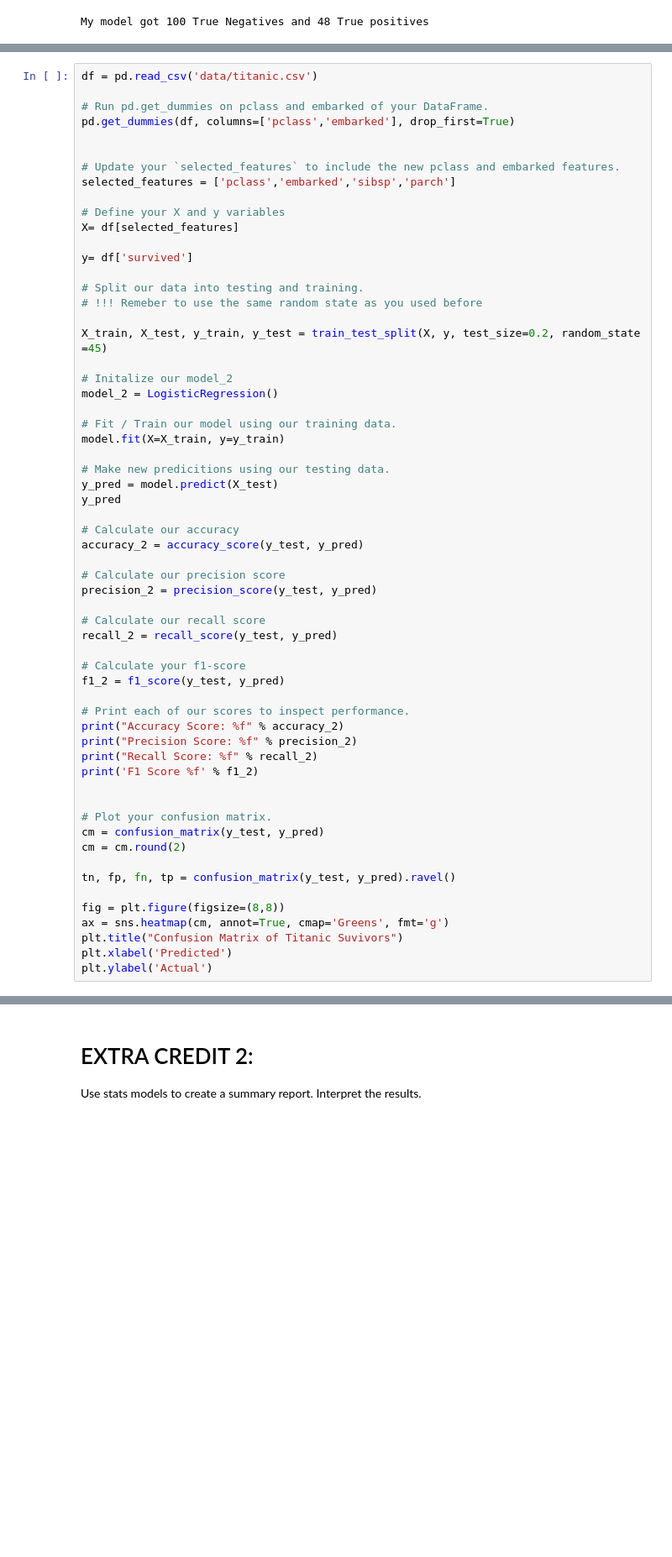
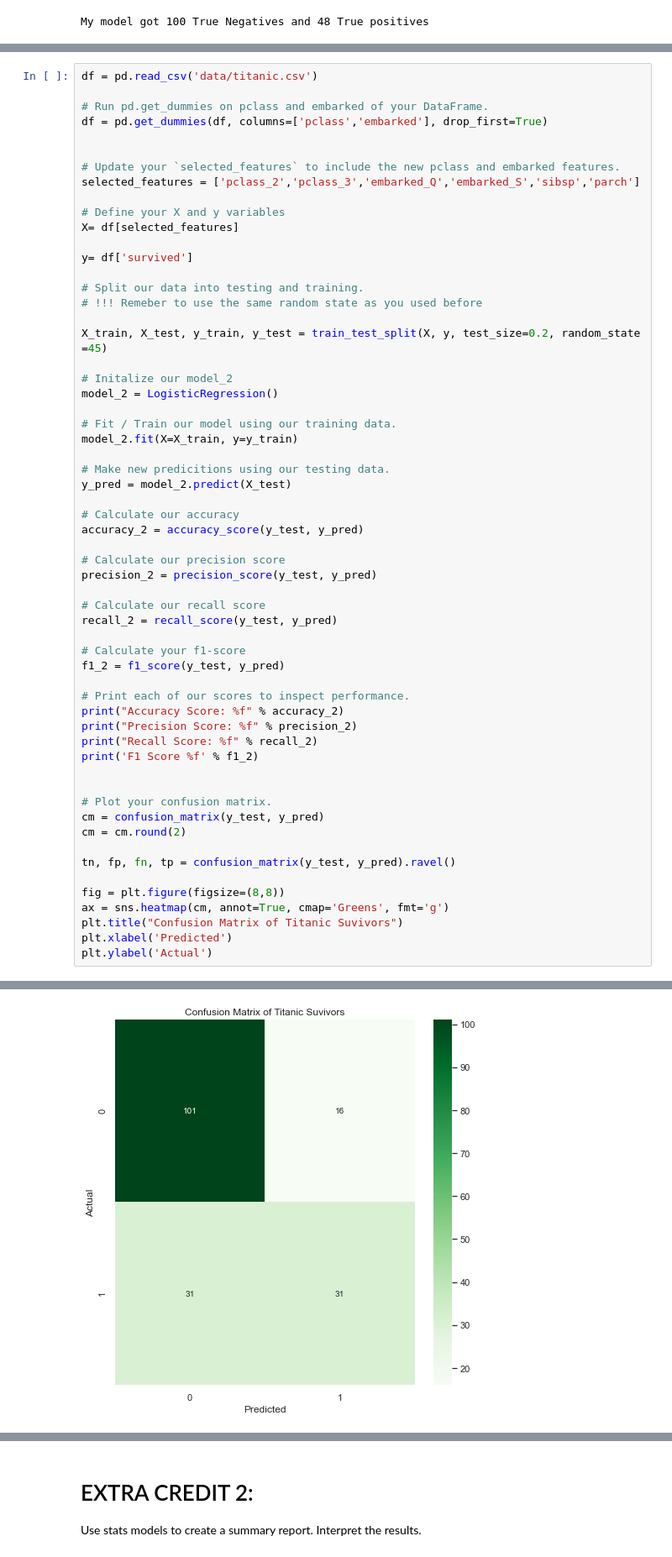
Before and after one commit to Alina1z/My-fork-2023-fall-data-science-fridays, a Jupyter notebook: Week-03-Intro-To-ML/Exercise-AA.ipynb, the cells around one changed output, grey strips where cells are left out. Shown at 84% size. Drawn from its saved outputs; the diff is of its cells as text; blank space fills up the shorter version.

```diff
--- a/Week-03-Intro-To-ML/Exercise-AA.ipynb
+++ b/Week-03-Intro-To-ML/Exercise-AA.ipynb
@@ -244,11 +284,11 @@ Compare the results to your first model. Which model had a better accuracy, reca
 df = pd.read_csv('data/titanic.csv')
 
 # Run pd.get_dummies on pclass and embarked of your DataFrame.
-pd.get_dummies(df, columns=['pclass','embarked'], drop_first=True)
+df = pd.get_dummies(df, columns=['pclass','embarked'], drop_first=True)
 
 
 # Update your `selected_features` to include the new pclass and embarked features.
-selected_features = ['pclass','embarked','sibsp','parch']
+selected_features = ['pclass_2','pclass_3','embarked_Q','embarked_S','sibsp','parch']
 
 # Define your X and y variables
 X= df[selected_features]
@@ -264,11 +304,10 @@ X_train, X_test, y_train, y_test = train_test_split(X, y, test_size=0.2, random_
 model_2 = LogisticRegression()
 
 # Fit / Train our model using our training data.
-model.fit(X=X_train, y=y_train)
+model_2.fit(X=X_train, y=y_train)
 
 # Make new predicitions using our testing data.
-y_pred = model.predict(X_test)
-y_pred
+y_pred = model_2.predict(X_test)
 
 # Calculate our accuracy
 accuracy_2 = accuracy_score(y_test, y_pred)
@@ -305,3 +348,4 @@ NameError: name 'train_test_split' is not defined
+[figure, added]
 # %% [markdown]
 # EXTRA CREDIT 1.
 * Use age as a feature.
```
Also changed, not shown: parts of 14 cells of this notebook.
